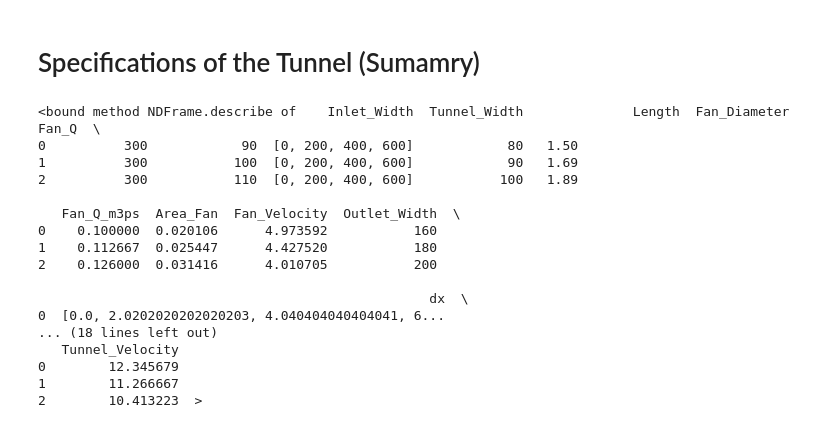
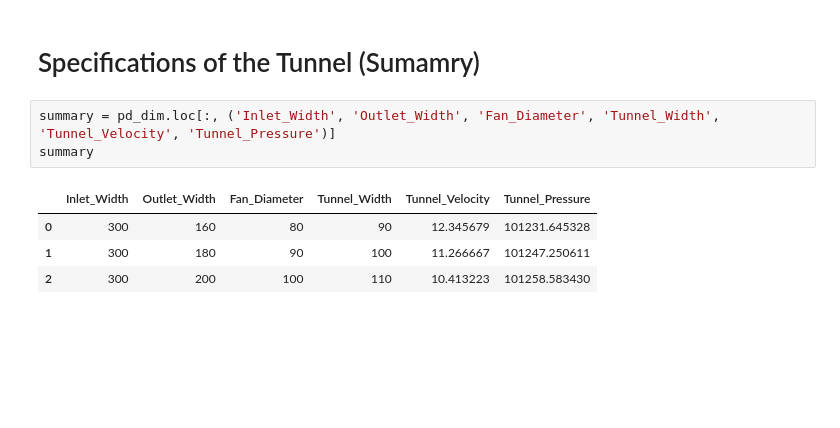
Before and after one commit to LohWenkOng/desktop-wind-tunnel, a Jupyter notebook: calc.ipynb, the cells around one changed output. Cells and saved outputs as stored; diff of their text form; blank space fills up the shorter version.

```diff
--- a/calc.ipynb
+++ b/calc.ipynb
@@ -156,21 +156,10 @@ pd_dim['Tunnel_Pressure'] = [min(arr) for arr in tp_ls]
 # %% [markdown]
 # Specifications of the Tunnel (Sumamry)
 # %%
+summary = pd_dim.loc[:, ('Inlet_Width', 'Outlet_Width', 'Fan_Diameter', 'Tunnel_Width', 'Tunnel_Velocity', 'Tunnel_Pressure')]
+summary
 # %% [output]
-<bound method NDFrame.describe of    Inlet_Width  Tunnel_Width              Length  Fan_Diameter  Fan_Q  \
-0          300            90  [0, 200, 400, 600]            80   1.50
-1          300           100  [0, 200, 400, 600]            90   1.69
-2          300           110  [0, 200, 400, 600]           100   1.89
-
-   Fan_Q_m3ps  Area_Fan  Fan_Velocity  Outlet_Width  \
-0    0.100000  0.020106      4.973592           160
-1    0.112667  0.025447      4.427520           180
-2    0.126000  0.031416      4.010705           200
-
-                                                  dx  \
-0  [0.0, 2.0202020202020203, 4.040404040404041, 6...
-... (18 lines left out)
-   Tunnel_Velocity
-0        12.345679
-1        11.266667
-2        10.413223  >
+|  | Inlet_Width | Outlet_Width | Fan_Diameter | Tunnel_Width | Tunnel_Velocity | Tunnel_Pressure |
+| 0 | 300 | 160 | 80 | 90 | 12.345679 | 101231.645328 |
+| 1 | 300 | 180 | 90 | 100 | 11.266667 | 101247.250611 |
+| 2 | 300 | 200 | 100 | 110 | 10.413223 | 101258.583430 |
```
